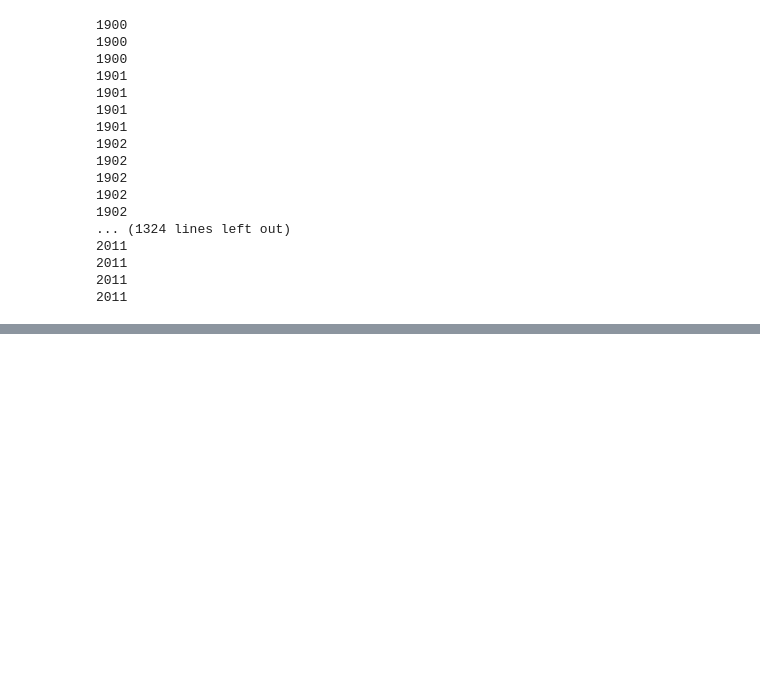
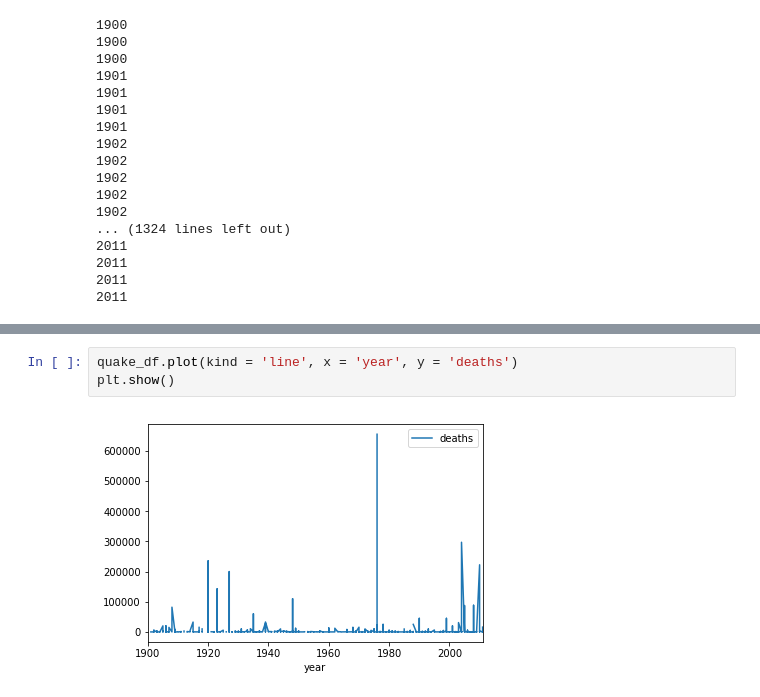
Before and after one commit to paulo-g-martinez/dq3-earthquakes, a Jupyter notebook: PM-DQ3-scratchpad3.ipynb, the cells around one changed output, grey strips where cells are left out. Cells and saved outputs as stored; diff of their text form; blank space fills up the shorter version.

Commit message:
playing with plots of deathtoll completeness

```diff
--- a/PM-DQ3-scratchpad3.ipynb
+++ b/PM-DQ3-scratchpad3.ipynb
@@ -578,0 +597,5 @@ quake_df.head()
+# %%
+quake_df.plot(kind = 'line', x = 'year', y = 'deaths')
+plt.show()
+# %% [output]
+[figure, added]
```
Also changed, not shown: parts of 10 cells of this notebook.
